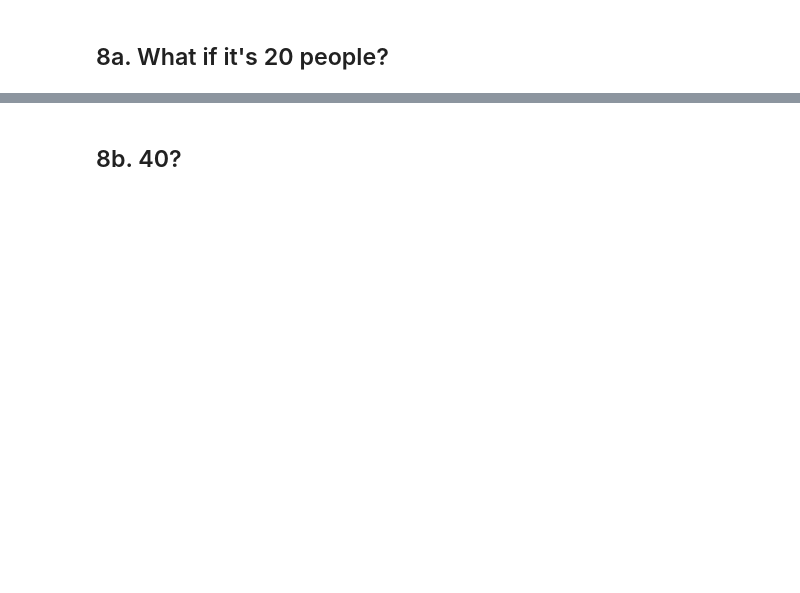
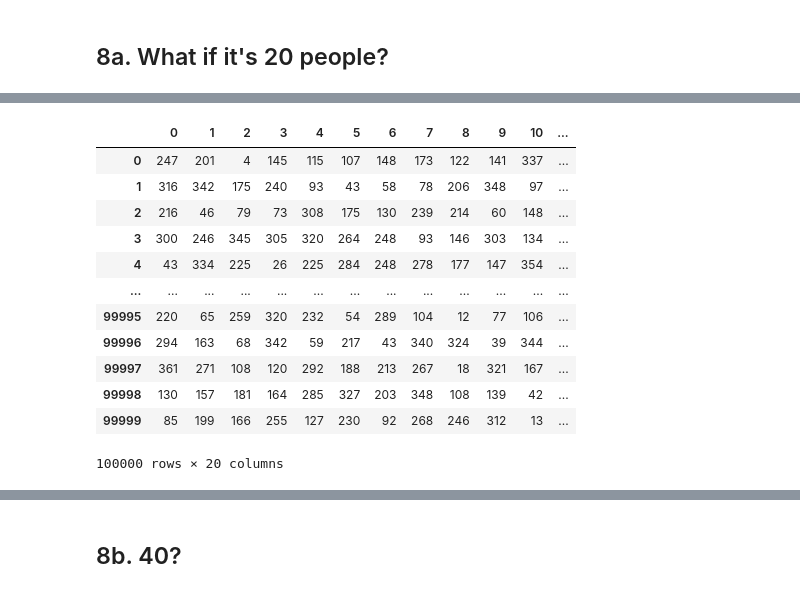
Before and after one commit to o0amandagomez0o/statistics-exercises, a Jupyter notebook: simulation.ipynb, the cells around one changed output, grey strips where cells are left out. Cells and saved outputs as stored; diff of their text form; code cells hidden in the pictures; blank space fills up the shorter version.

```diff
--- a/simulation.ipynb
+++ b/simulation.ipynb
@@ -180,2 +377,7 @@ binom.pmf(k = 1, n = 7, p = .7)
 # %% [markdown]
 ## 8a. What if it's 20 people?
+# %%
+days = [*range(1, 366, 1)]
+# %%
+same_bday20 = np.random.choice(days, size=(100_000, 20))
+same_bday20
@@ -181,0 +392,17 @@ binom.pmf(k = 1, n = 7, p = .7)
+# %%
+df2 = pd.DataFrame(same_bday20)
+df2
+# %% [output]
+|  | 0 | 1 | 2 | 3 | 4 | 5 | 6 | 7 | 8 | 9 | 10 | ... |
+| 0 | 247 | 201 | 4 | 145 | 115 | 107 | 148 | 173 | 122 | 141 | 337 | ... |
+| 1 | 316 | 342 | 175 | 240 | 93 | 43 | 58 | 78 | 206 | 348 | 97 | ... |
+| 2 | 216 | 46 | 79 | 73 | 308 | 175 | 130 | 239 | 214 | 60 | 148 | ... |
+| 3 | 300 | 246 | 345 | 305 | 320 | 264 | 248 | 93 | 146 | 303 | 134 | ... |
+| 4 | 43 | 334 | 225 | 26 | 225 | 284 | 248 | 278 | 177 | 147 | 354 | ... |
+| ... | ... | ... | ... | ... | ... | ... | ... | ... | ... | ... | ... | ... |
+| 99995 | 220 | 65 | 259 | 320 | 232 | 54 | 289 | 104 | 12 | 77 | 106 | ... |
+| 99996 | 294 | 163 | 68 | 342 | 59 | 217 | 43 | 340 | 324 | 39 | 344 | ... |
+| 99997 | 361 | 271 | 108 | 120 | 292 | 188 | 213 | 267 | 18 | 321 | 167 | ... |
+| 99998 | 130 | 157 | 181 | 164 | 285 | 327 | 203 | 348 | 108 | 139 | 42 | ... |
+| 99999 | 85 | 199 | 166 | 255 | 127 | 230 | 92 | 268 | 246 | 312 | 13 | ... |
+100000 rows × 20 columns
```
Also changed, not shown: parts of 50 cells of this notebook.
